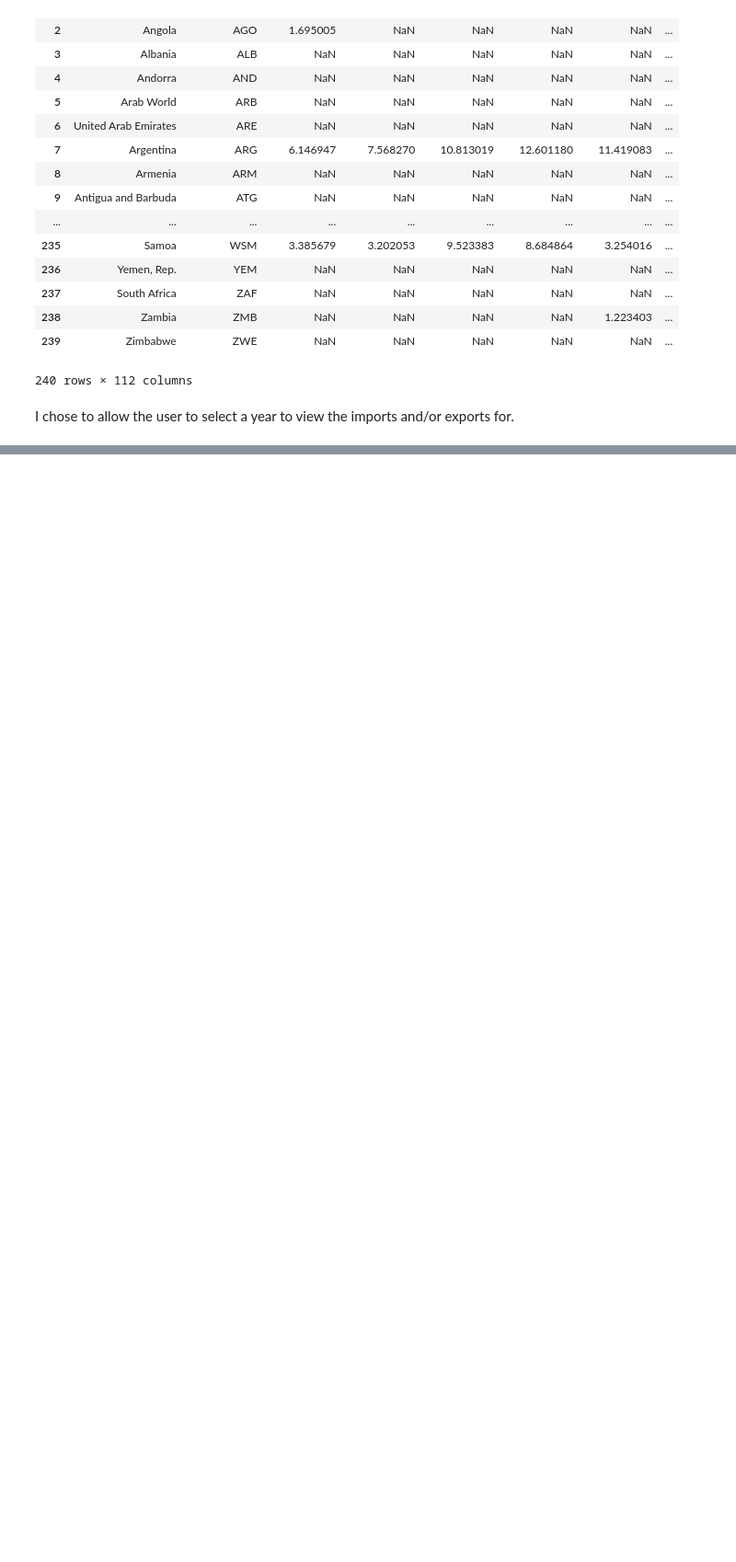
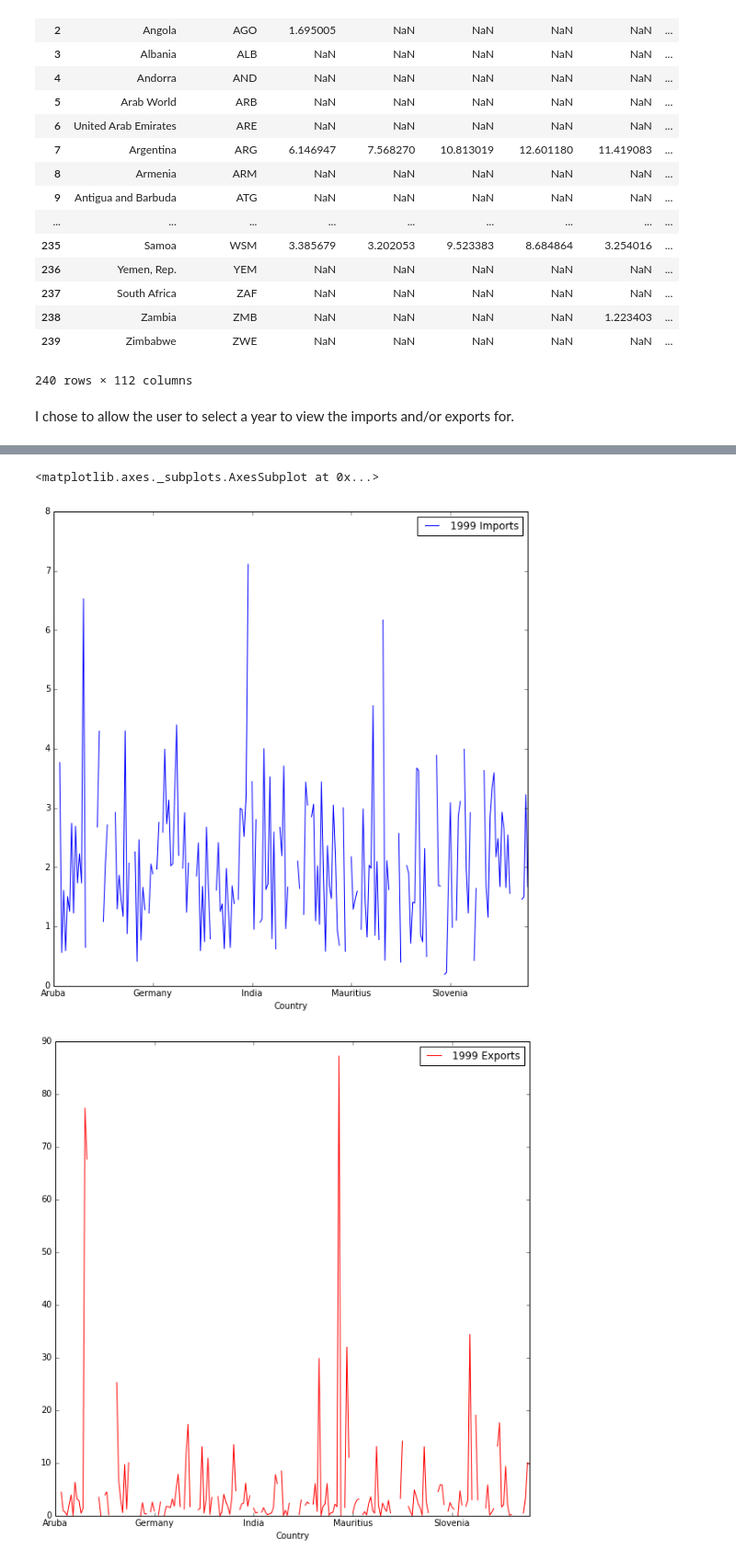
Before and after one commit to UNCG-CSE/World-Refugee-Forecast, a Jupyter notebook: src/wrf_imports_and_exports.ipynb, the cells around one changed output, grey strips where cells are left out. Shown at 92% size. Cells and saved outputs as stored; diff of their text form; code cells hidden in the pictures; blank space fills up the shorter version.

```diff
--- a/src/wrf_imports_and_exports.ipynb
+++ b/src/wrf_imports_and_exports.ipynb
@@ -169,0 +170,7 @@ Enter year and specify imports or exports to display: 1990 Imports
+# %%
+year1 = raw_input('Enter the first year of imports or exports to display: ')
+year2 = raw_input('Enter the second year of imports or exports to display: ')
+
+df7.plot(kind='line', x='Country', y=year1, figsize=(10,10))
+df7.plot(kind='line', x='Country', y=year2, figsize=(10,10), color='red')
+# %% [output]
@@ -169,0 +179,3 @@ Enter year and specify imports or exports to display: 1990 Imports
+<matplotlib.axes._subplots.AxesSubplot at 0x...>
+[figure, added]
+[figure, added]
```
Also changed, not shown: parts of 4 cells of this notebook.
